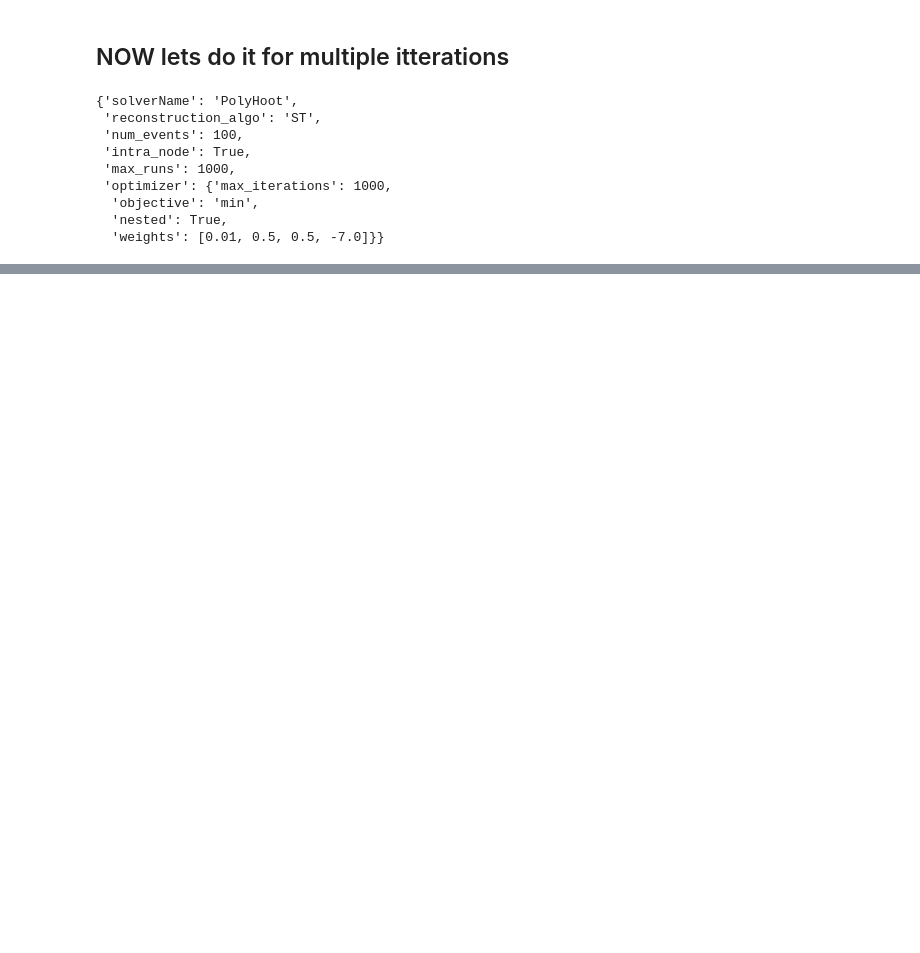
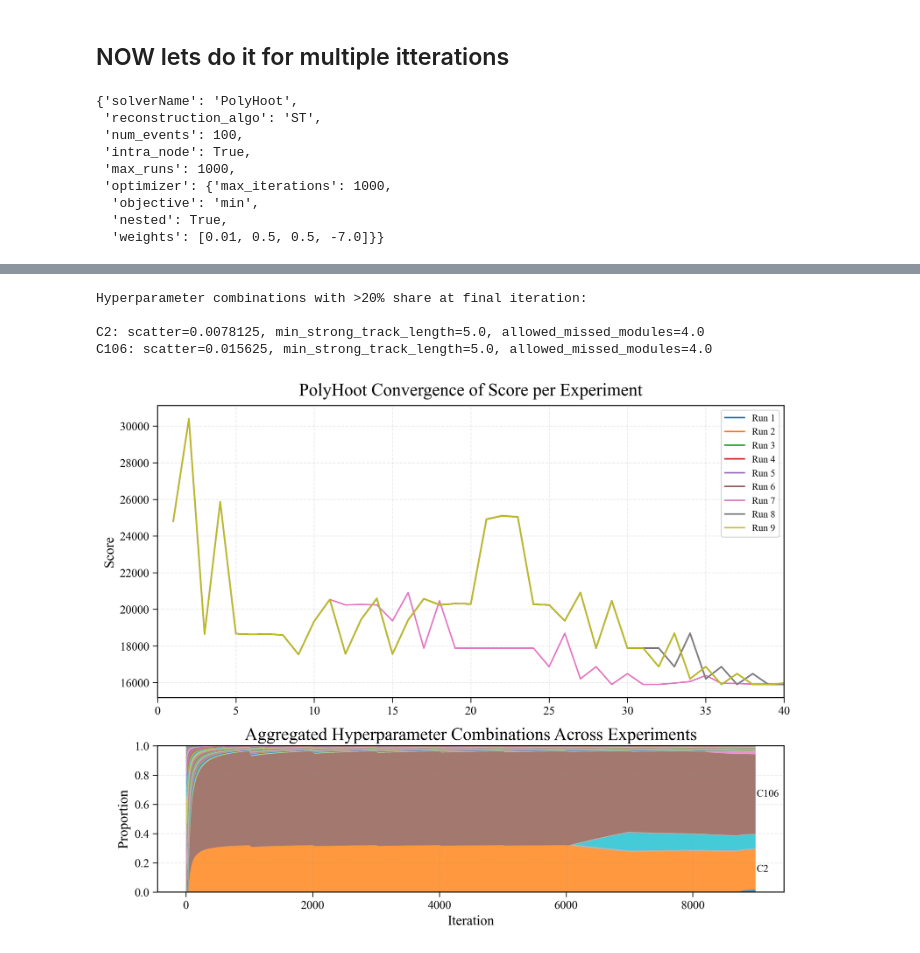
Before and after one commit to SvenHockers/velopix_tracking, a Jupyter notebook: results/ResultStability.ipynb, the cells around one changed output, grey strips where cells are left out. Saved outputs shown, nothing was run; the diff lists cells and outputs as text; code cells hidden in the pictures; blank space fills up the shorter version.

```diff
--- a/results/ResultStability.ipynb
+++ b/results/ResultStability.ipynb
@@ -410,0 +438,15 @@ C2: scatter=0.015625, min_strong_track_length=5.0, allowed_missed_modules=4.0
+# %%
+plot_multiple(
+    full_df=df_full.dropna(),
+    hyperparam_names=['scatter', 'min_strong_track_length', 'allowed_missed_modules'],
+    config_col='config',
+    title="PolyHoot Convergence of Score per Experiment",
+    title_panel="Aggregated Hyperparameter Combinations Across Experiments",
+    xlim=40
+)
+# %% [output]
+Hyperparameter combinations with >20% share at final iteration:
+
+C2: scatter=0.0078125, min_strong_track_length=5.0, allowed_missed_modules=4.0
+C106: scatter=0.015625, min_strong_track_length=5.0, allowed_missed_modules=4.0
+[figure, added]
```
Also changed, not shown: parts of 4 cells of this notebook, 15 other files.
